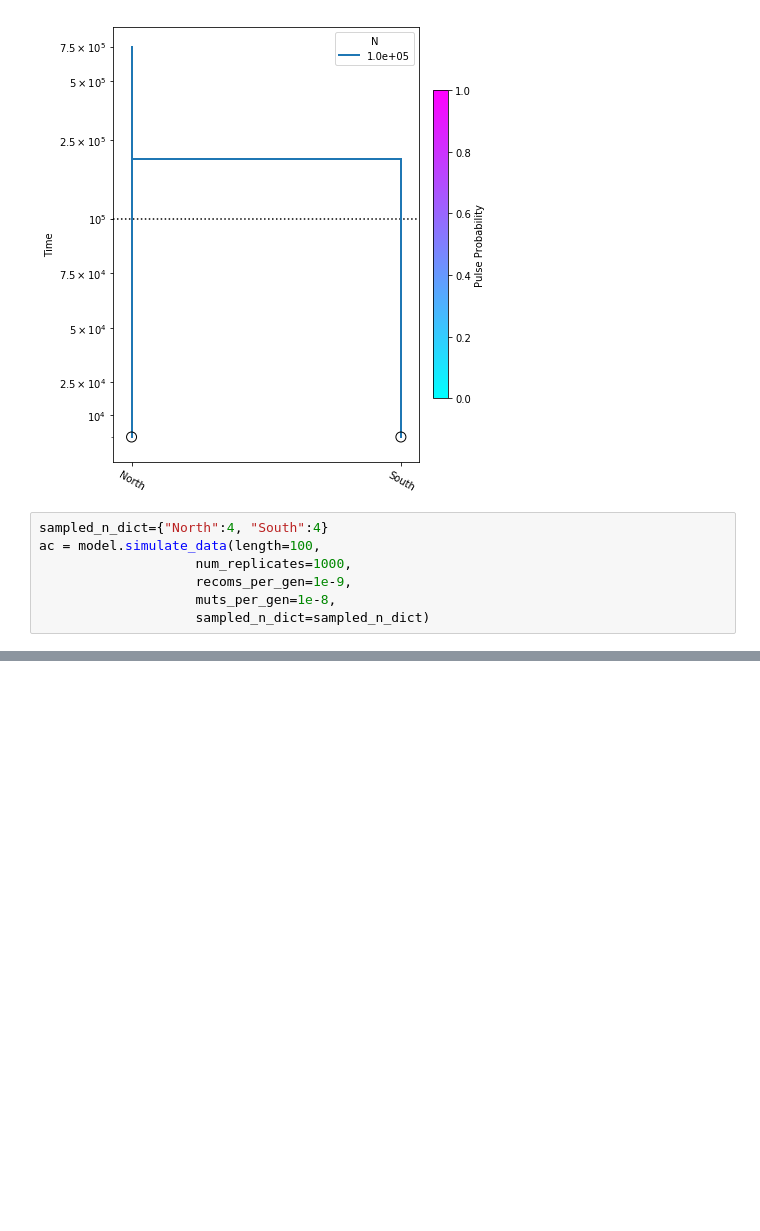
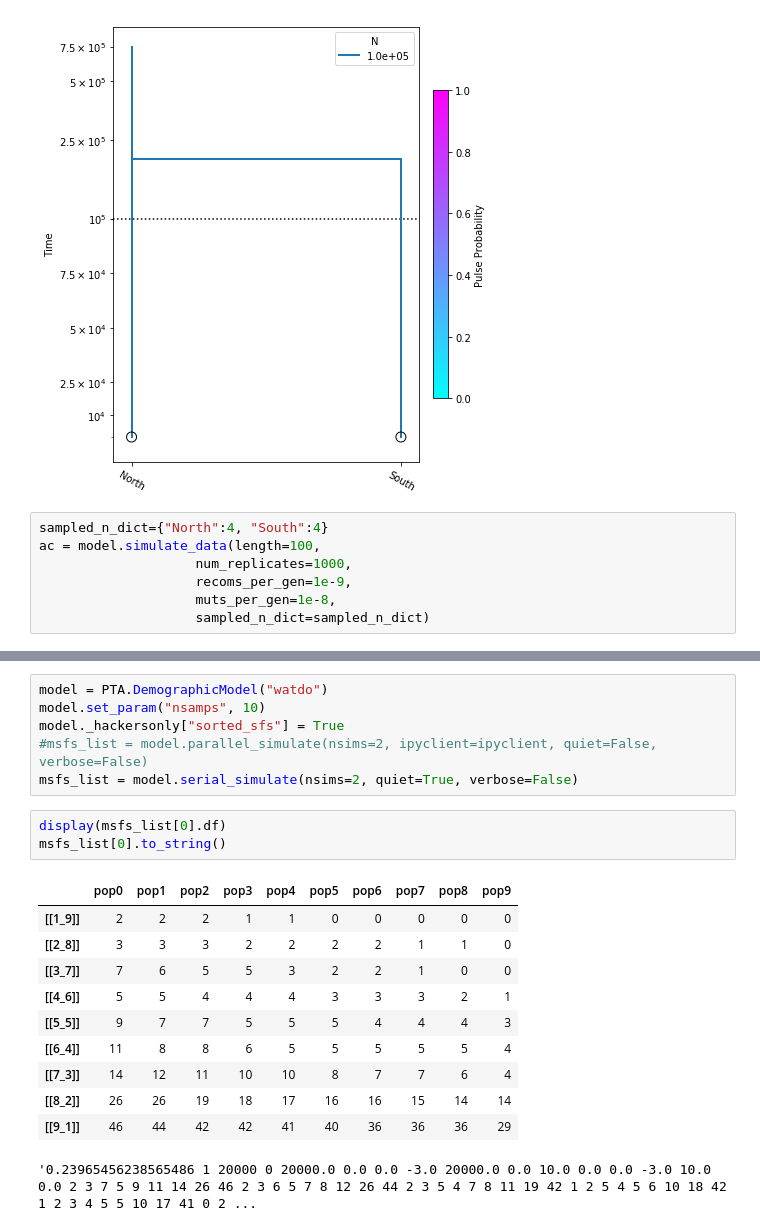
Before and after one commit to isaacovercast/PTA, a Jupyter notebook: jupyter-notebooks/PTA-Dev.ipynb, the cells around one changed output, grey strips where cells are left out. Drawn from its saved outputs; the diff is of its cells as text; blank space fills up the shorter version.

```diff
--- a/jupyter-notebooks/PTA-Dev.ipynb
+++ b/jupyter-notebooks/PTA-Dev.ipynb
@@ -243,0 +249,21 @@ NameError: name 'cutoff' is not defined
+# %%
+model = PTA.DemographicModel("watdo")
+model.set_param("nsamps", 10)
+model._hackersonly["sorted_sfs"] = True
+#msfs_list = model.parallel_simulate(nsims=2, ipyclient=ipyclient, quiet=False, verbose=False)
+msfs_list = model.serial_simulate(nsims=2, quiet=True, verbose=False)
+# %%
+display(msfs_list[0].df)
+msfs_list[0].to_string()
+# %% [output]
+|  | pop0 | pop1 | pop2 | pop3 | pop4 | pop5 | pop6 | pop7 | pop8 | pop9 |
+| [[1_9]] | 2 | 2 | 2 | 1 | 1 | 0 | 0 | 0 | 0 | 0 |
+| [[2_8]] | 3 | 3 | 3 | 2 | 2 | 2 | 2 | 1 | 1 | 0 |
+| [[3_7]] | 7 | 6 | 5 | 5 | 3 | 2 | 2 | 1 | 0 | 0 |
+| [[4_6]] | 5 | 5 | 4 | 4 | 4 | 3 | 3 | 3 | 2 | 1 |
+| [[5_5]] | 9 | 7 | 7 | 5 | 5 | 5 | 4 | 4 | 4 | 3 |
+| [[6_4]] | 11 | 8 | 8 | 6 | 5 | 5 | 5 | 5 | 5 | 4 |
+| [[7_3]] | 14 | 12 | 11 | 10 | 10 | 8 | 7 | 7 | 6 | 4 |
+| [[8_2]] | 26 | 26 | 19 | 18 | 17 | 16 | 16 | 15 | 14 | 14 |
+| [[9_1]] | 46 | 44 | 42 | 42 | 41 | 40 | 36 | 36 | 36 | 29 |
+'0.23965456238565486 1 20000 0 20000.0 0.0 0.0 -3.0 20000.0 0.0 10.0 0.0 0.0 -3.0 10.0 0.0 2 3 7 5 9 11 14 26 46 2 3 6 5 7 8 12 26 44 2 3 5 4 7 8 11 19 42 1 2 5 4 5 6 10 18 42 1 2 3 4 5 5 10 17 41 0 2 ...
```
Also changed, not shown: parts of 12 cells of this notebook.
